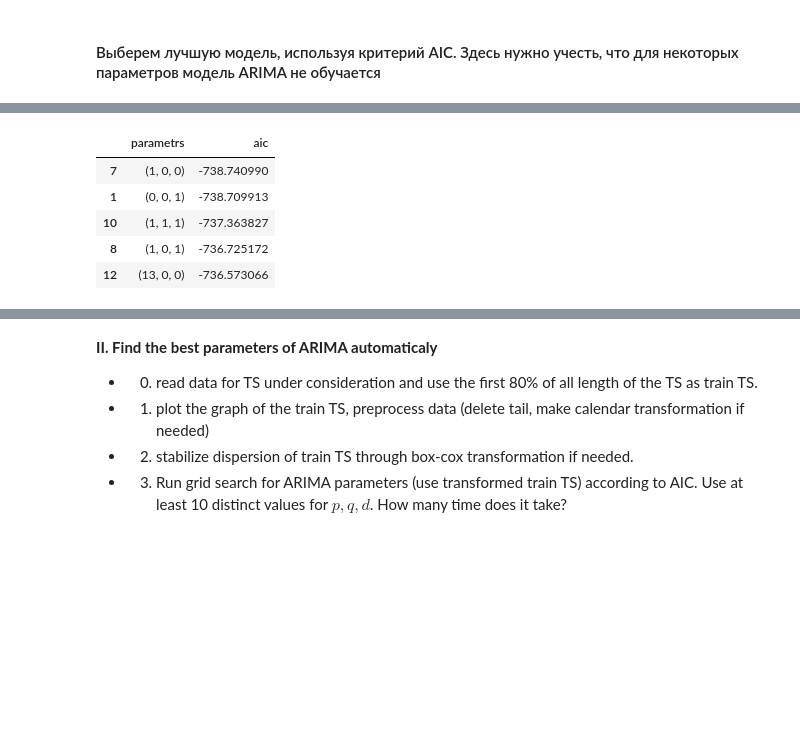
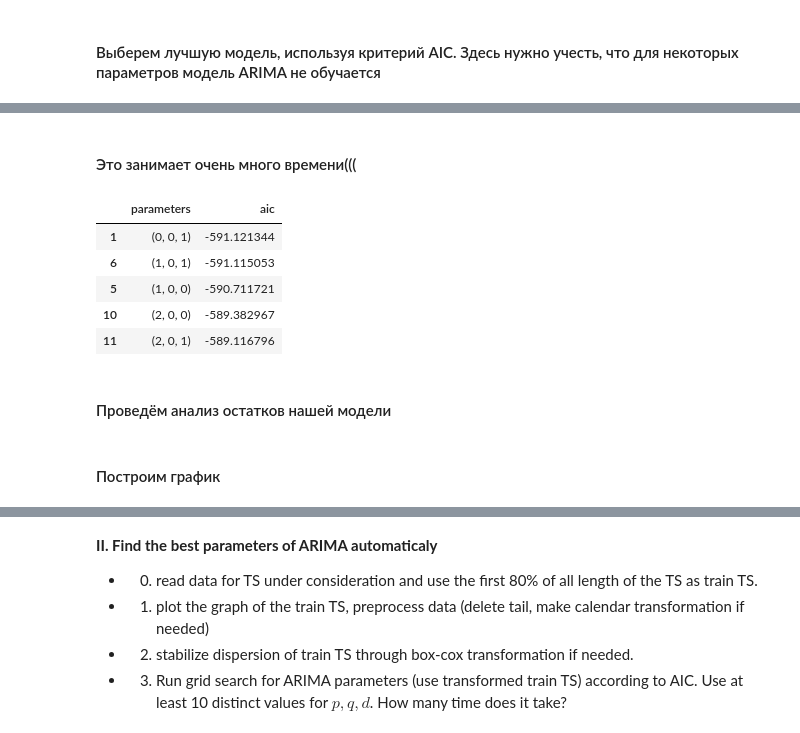
Before and after one commit to egdeliya/ml_mipt_2017, a Jupyter notebook: ml-mipt-part2/ARMA_ARIMA/Nurgalieva_496_task2.ipynb, the cells around one changed output, grey strips where cells are left out. Saved outputs shown, nothing was run; the diff lists cells and outputs as text; code cells hidden in the pictures; blank space fills up the shorter version.

```diff
--- a/ml-mipt-part2/ARMA_ARIMA/Nurgalieva_496_task2.ipynb
+++ b/ml-mipt-part2/ARMA_ARIMA/Nurgalieva_496_task2.ipynb
@@ -214,0 +266,3 @@ ts_log.plot(figsize=(15, 5))
+# %%
+train_log[my_item] = np.log(train_log)
+train_log.plot(figsize=(15, 5))
@@ -214,0 +272,4 @@ ts_log.plot(figsize=(15, 5))
+# %%
+# дифференцируем
+diff_train_log = (train_log  - train_log.shift(1))[1:]
+diff_train_log.plot(figsize=(15,6))
@@ -236,9 +300,9 @@ fig = sm.graphics.tsa.plot_pacf(ts_log, lags=40, ax=ax)
 
 #### Переберём возможные параметры ($p$, $d$, $q$)
 # %%
-p = [0, 1, 13]
-q = [0, 1, 13]
-d = [0, 1, 2]
+p = list(range(7))+[11, 12, 22]
+q = [0, 1]
+d = [0, 1]
 # %%
 parameters = [(_p, _d, _q) for _p in p
                               for _d in d
@@ -257,9 +322,9 @@ scores = []
 aic = []
 warnings.filterwarnings('ignore')
 
-for params in parameters:
+for params in tqdm(parameters):
     try:
-        model = sm.tsa.ARIMA(ts_log, params).fit()
+        model = sm.tsa.ARIMA(diff_train_log, params).fit()
     except:
         print("wrong parameters {}".format(params))
         continue
@@ -279,11 +349,13 @@ Wall time: 1min 50s
+# %% [markdown]
+#### Это занимает очень много времени(((
 # %%
 res_table = pd.DataFrame(scores)
-res_table.columns = ["parametrs", "aic"]
+res_table.columns = ["parameters", "aic"]
 res_table.sort_values(by="aic", ascending=True).head()
 # %% [output]
-|  | parametrs | aic |
-| 7 | (1, 0, 0) | -738.740990 |
-| 1 | (0, 0, 1) | -738.709913 |
-| 10 | (1, 1, 1) | -737.363827 |
-| 8 | (1, 0, 1) | -736.725172 |
-| 12 | (13, 0, 0) | -736.573066 |
+|  | parameters | aic |
+| 1 | (0, 0, 1) | -591.121344 |
+| 6 | (1, 0, 1) | -591.115053 |
+| 5 | (1, 0, 0) | -590.711721 |
+| 10 | (2, 0, 0) | -589.382967 |
+| 11 | (2, 0, 1) | -589.116796 |
@@ -289,0 +368,2 @@ res_table.sort_values(by="aic", ascending=True).head()
+# %% [markdown]
+#### Проведём анализ остатков нашей модели
@@ -289,0 +372,2 @@ res_table.sort_values(by="aic", ascending=True).head()
+# %% [markdown]
+#### Построим график
```
Also changed, not shown: parts of 62 cells of this notebook, 4 other files.
